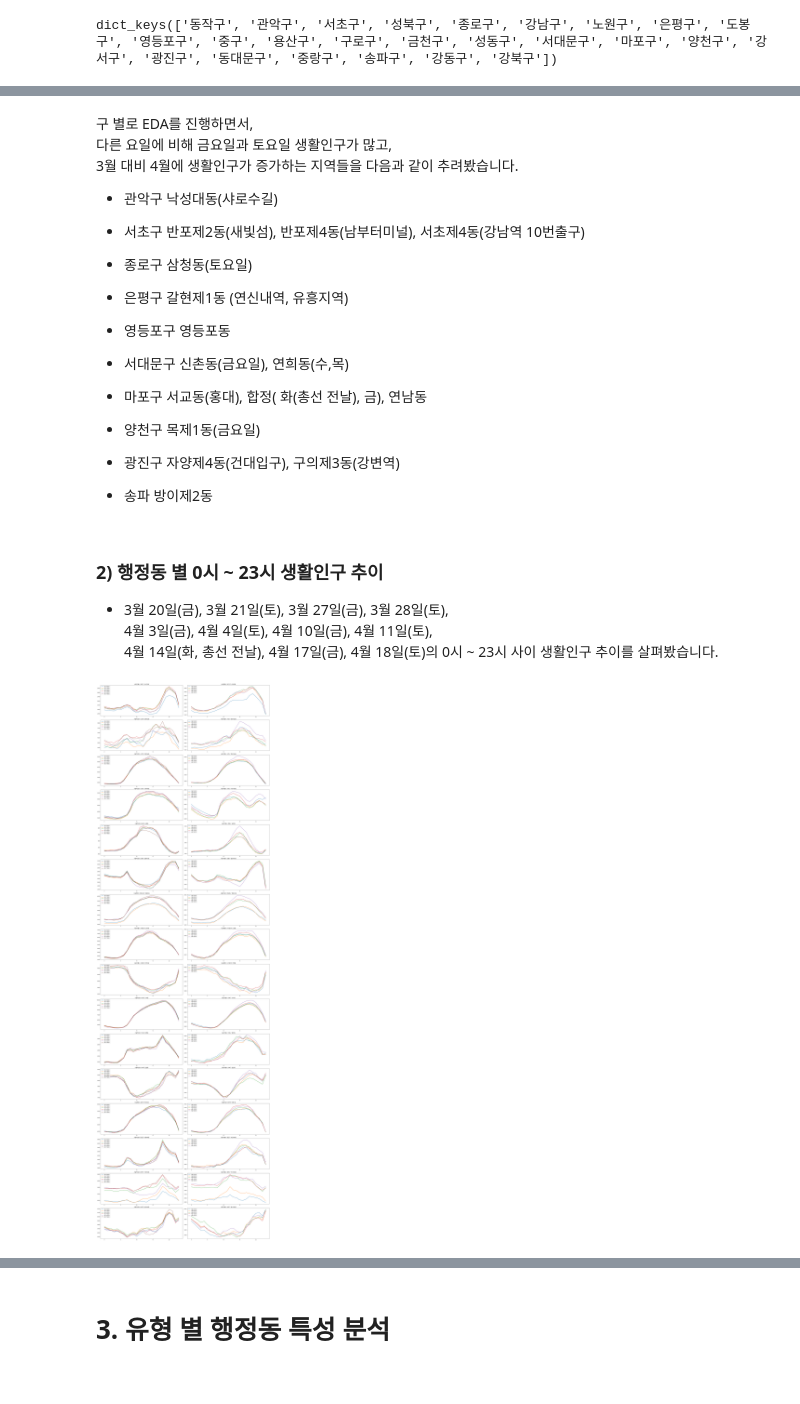
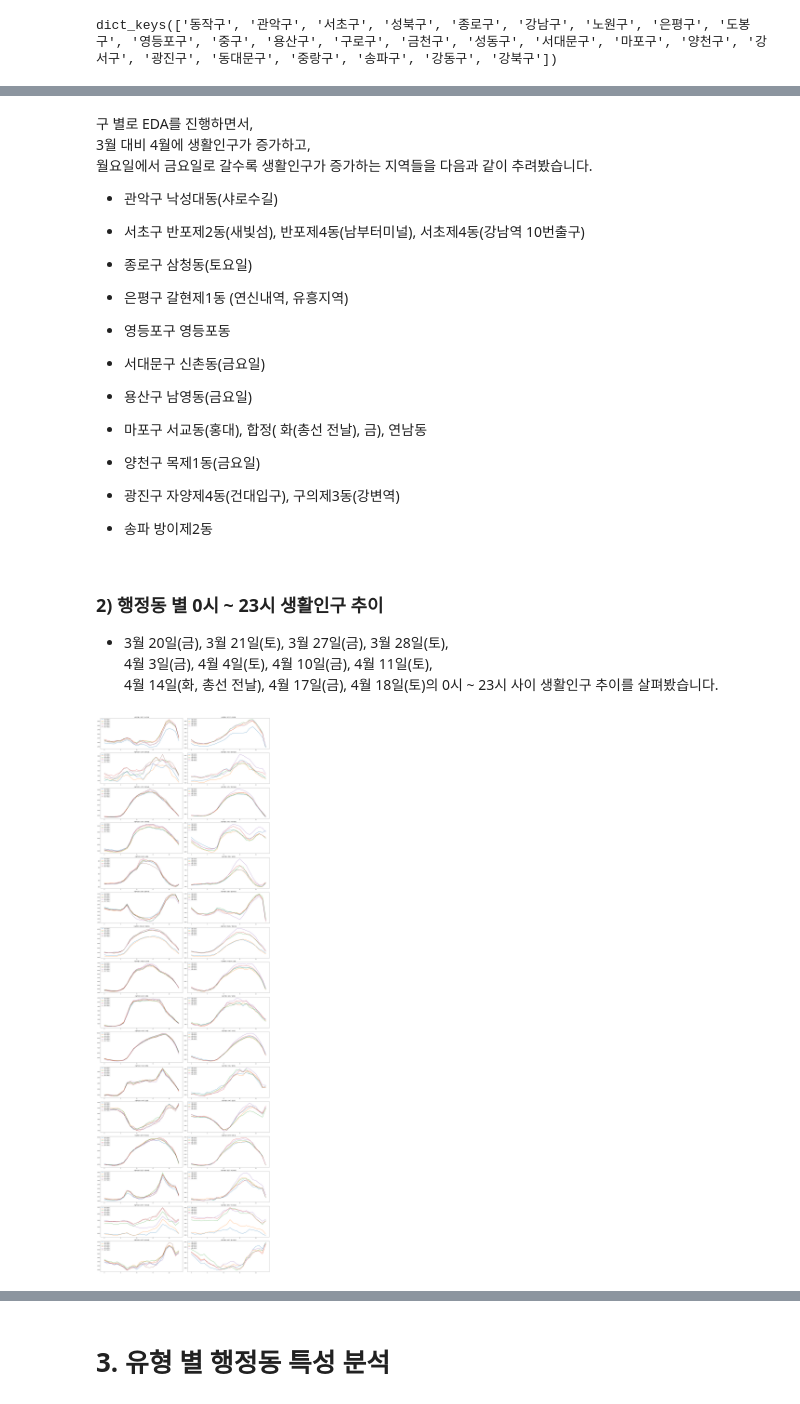
Before and after one commit to swoos91/COVID19_EDA, a Jupyter notebook: COVID-19.ipynb, the cells around one changed output, grey strips where cells are left out. Cells and saved outputs as stored; diff of their text form; code cells hidden in the pictures.

```diff
--- a/COVID-19.ipynb
+++ b/COVID-19.ipynb
@@ -264,7 +255,7 @@ gu_dict.keys()
 # %% [output]
 dict_keys(['동작구', '관악구', '서초구', '성북구', '종로구', '강남구', '노원구', '은평구', '도봉구', '영등포구', '중구', '용산구', '구로구', '금천구', '성동구', '서대문구', '마포구', '양천구', '강서구', '광진구', '동대문구', '중랑구', '송파구', '강동구', '강북구'])
 # %%
-Gu = '송파구'
+Gu = '용산구'
 cpr_Week_Wed = [ 20200301, 20200405 ]
 
 fig, ax = plt.subplots(len(gu_dict[Gu]),2, figsize=(25,20))
@@ -321,7 +312,7 @@ plt.show()
 # %% [markdown]
 구 별로 EDA를 진행하면서,\
-다른 요일에 비해 금요일과 토요일 생활인구가 많고,\
-3월 대비 4월에 생활인구가 증가하는 지역들을 다음과 같이 추려봤습니다.
+3월 대비 4월에 생활인구가 증가하고,\
+월요일에서 금요일로 갈수록 생활인구가 증가하는 지역들을 다음과 같이 추려봤습니다.
 
 
 - 관악구 낙성대동(샤로수길)
@@ -334,7 +325,9 @@ plt.show()
 
 - 영등포구 영등포동
 
-- 서대문구 신촌동(금요일), 연희동(수,목)
+- 서대문구 신촌동(금요일)
+
+- 용산구 남영동(금요일)
 
 - 마포구 서교동(홍대), 합정( 화(총선 전날), 금), 연남동
 
@@ -350,7 +343,7 @@ plt.show()
 4월 3일(금), 4월 4일(토), 4월 10일(금), 4월 11일(토), \
 4월 14일(화, 총선 전날), 4월 17일(금), 4월 18일(토)의 0시 ~ 23시 사이 생활인구 추이를 살펴봤습니다.
 # %%
-dong_code = [11620585, 11650570, 11650581, 11650531, 11110540, 11380551, 11560535, 11410585, 11410615, \
+dong_code = [11620585, 11650570, 11650581, 11650531, 11110540, 11380551, 11560535, 11410585, 11170530,\
             11440660, 11440680, 11440710, 11470510, 11215847 , 11215870, 11710562]
 
 fig, ax = plt.subplots(len(dong_code), 2, figsize=(25,80))
@@ -385,34 +378,34 @@ for i, dong in enumerate(dong_code):
     # 20년 04월 14일(화, 총선 전날)
     ppl_Apr_14 = ppl[ ( ppl['기준일ID']==20200414 ) & ( ppl['행정동코드']== dong ) ].set_index('시간대구분')['총생활인구수']
 
     # 20년 04월 17일(금)
     ppl_Apr_17 = ppl[ ( ppl['기준일ID']==20200417 ) & ( ppl['행정동코드']== dong ) ].set_index('시간대구분')['총생활인구수']
 
     # 20년 04월 18일(토)
     ppl_Apr_18 = ppl[ ( ppl['기준일ID']==20200418 ) & ( ppl['행정동코드']== dong ) ].set_index('시간대구분')['총생활인구수']
 
 
     ax[i,0].plot( ppl_Mar_20 , label='3월 20일(금)')
     ax[i,1].plot( ppl_Mar_21 , label='3월 21일(토)')
     ax[i,0].plot( ppl_Mar_27 , label='3월 27일(금)')
     ax[i,1].plot( ppl_Mar_28 , label='3월 28일(토)')
 
     ax[i,0].plot( ppl_Apr_03 , label='4월 03일(금)')
     ax[i,1].plot( ppl_Apr_04 , label='4월 04일(토)')
     ax[i,0].plot( ppl_Apr_10 , label='4월 10일(금)')
     ax[i,1].plot( ppl_Apr_11 , label='4월 11일(토)')
     ax[i,0].plot( ppl_Apr_14 , label='4월 14일(화)')
     ax[i,0].plot( ppl_Apr_17 , label='4월 17일(금)')
     ax[i,1].plot( ppl_Apr_18 , label='4월 18일(토)' )
     ax[i,0].legend(loc='upper left')
     ax[i,1].legend(loc='upper left')
     ax[i,0].title.set_text(loc_code[loc_code['행정동코드_'] == dong]['행정동명_'].values[0])
     ax[i,1].title.set_text(loc_code[loc_code['행정동코드_'] == dong]['행정동명_'].values[0])
 
 plt.tight_layout()
 plt.show()
 # %% [output]
-[figure, old version]
+[figure, new version]
 # %% [markdown]
 위의 그래프를 보면 크게 3가지 유형으로 나눠집니다.
 
```
Also changed, not shown: parts of 27 cells of this notebook.
